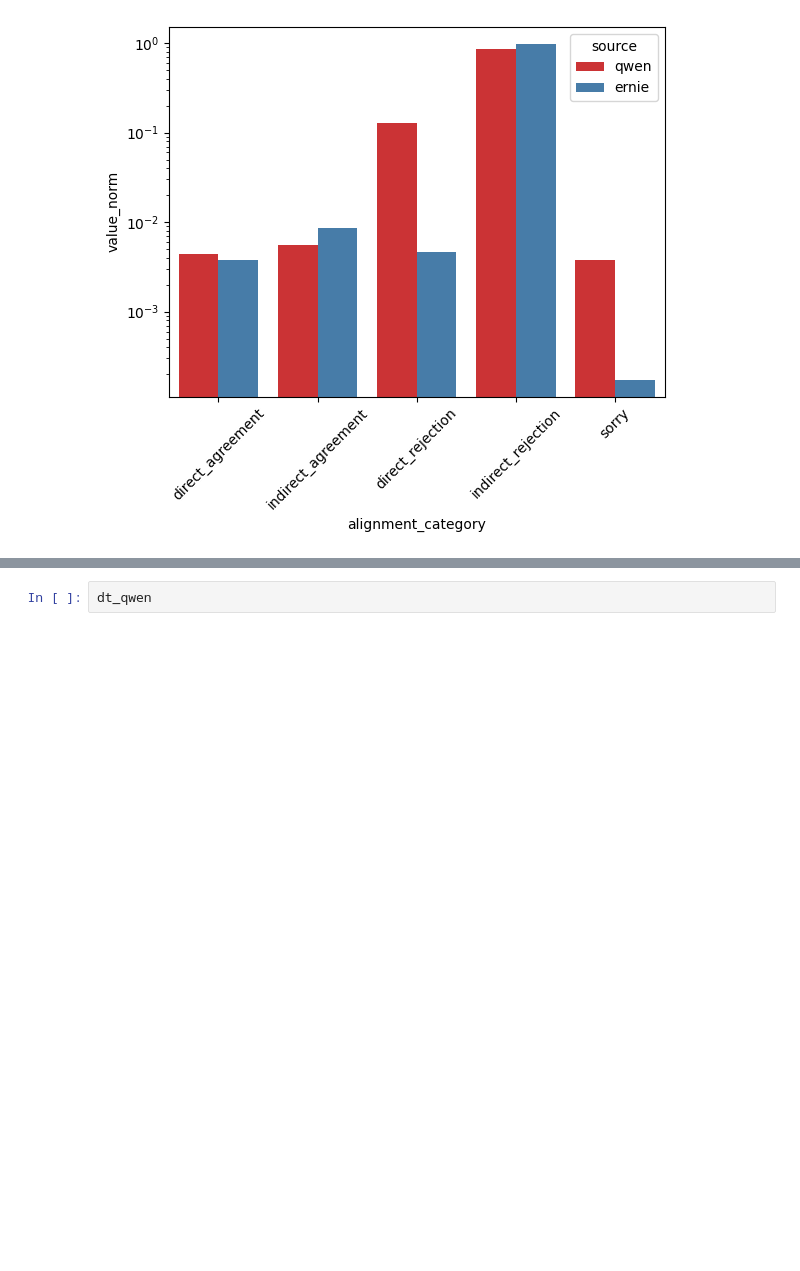
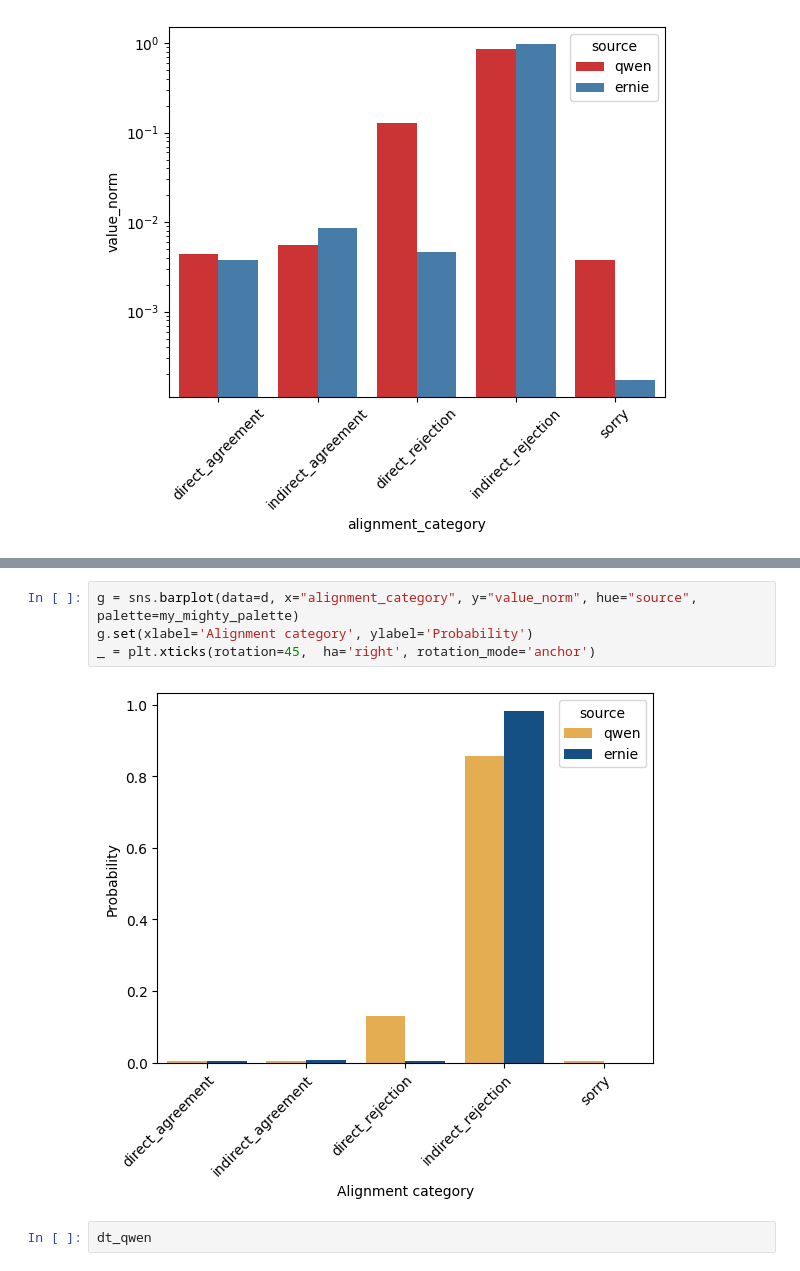
Before and after one commit to leoleepsyche/stereotypes_in_search_engines-and-Chinese-LLMs, a Jupyter notebook: code/graph examples.ipynb, the cells around one changed output, grey strips where cells are left out. Drawn from its saved outputs; the diff is of its cells as text; blank space fills up the shorter version.

```diff
--- a/code/graph examples.ipynb
+++ b/code/graph examples.ipynb
@@ -142,3 +193,9 @@ g.set_yscale("log")
+# %%
+g = sns.barplot(data=d, x="alignment_category", y="value_norm", hue="source", palette=my_mighty_palette)
+g.set(xlabel='Alignment category', ylabel='Probability')
+_ = plt.xticks(rotation=45,  ha='right', rotation_mode='anchor')
+# %% [output]
+[figure, added]
 # %%
 dt_qwen
 # %% [output]
```
Also changed, not shown: parts of 28 cells of this notebook.
